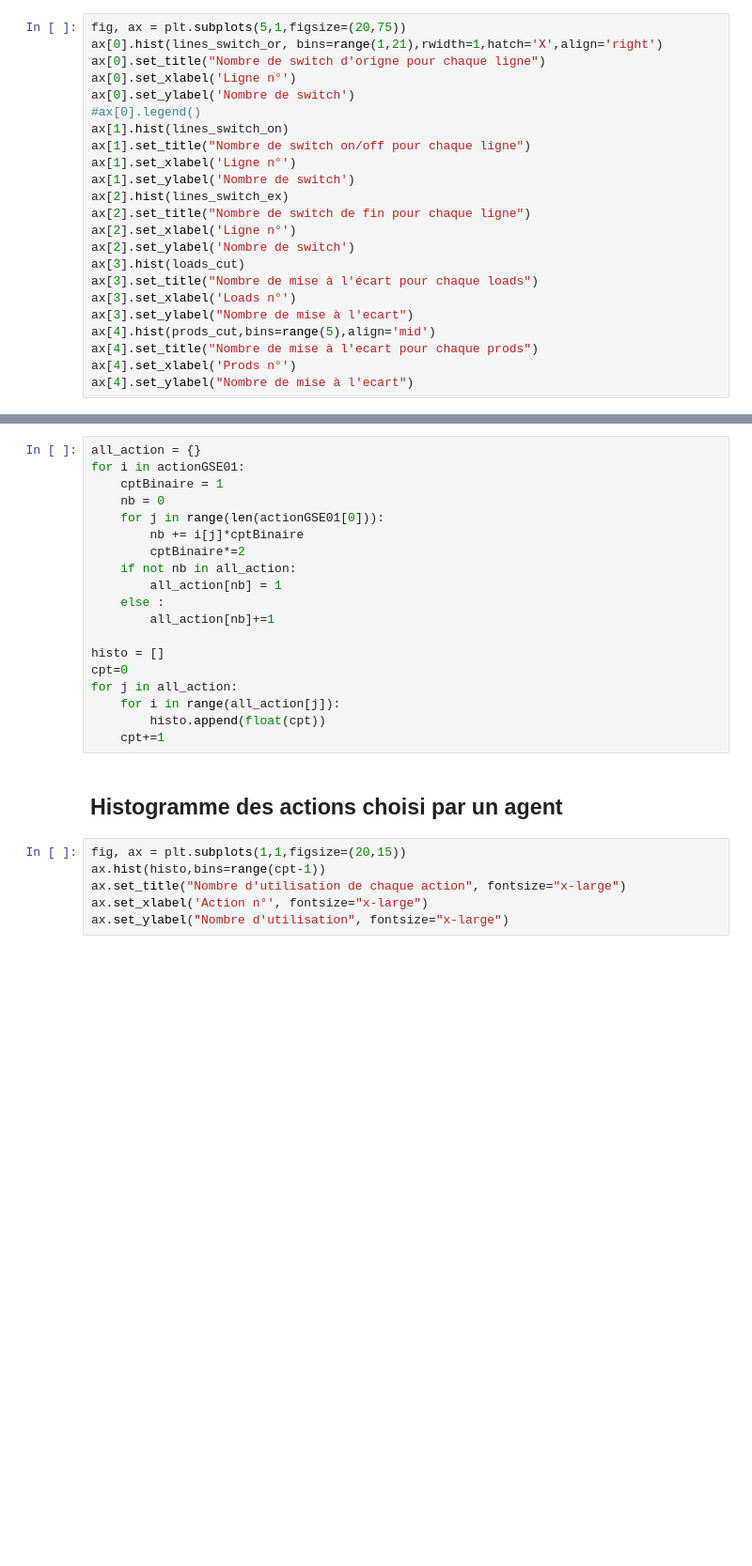
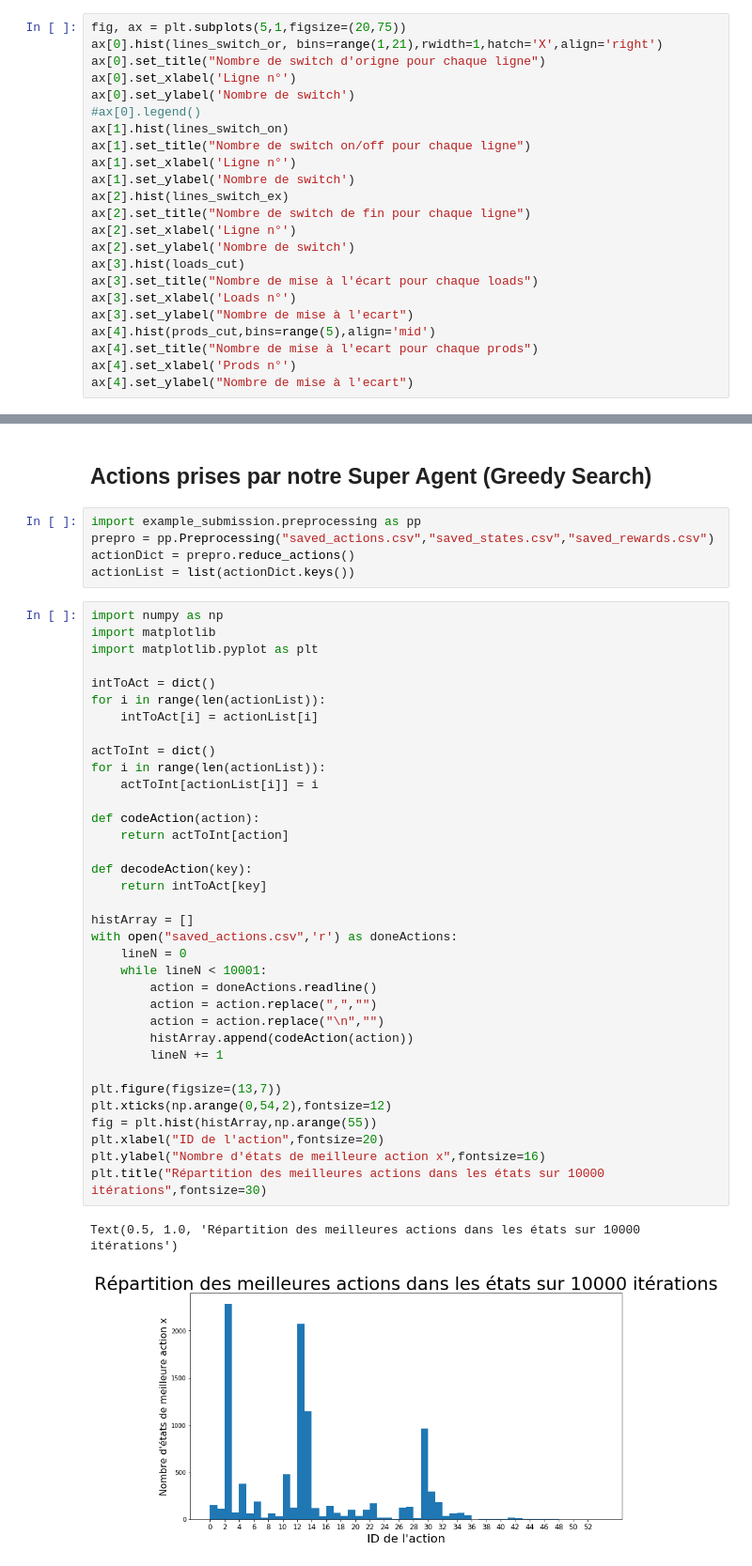
Before and after one commit to GridL2RPN/Grid, a Jupyter notebook: starting_kit/Rendu_Graphique.ipynb, the cells around one changed output, grey strips where cells are left out. Shown: that part at 94% size. Drawn from its saved outputs; the diff is of its cells as text; blank space fills up the shorter version.

```diff
--- a/starting_kit/Rendu_Graphique.ipynb
+++ b/starting_kit/Rendu_Graphique.ipynb
@@ -786,27 +788,45 @@ ax[4].set_ylabel("Nombre de mise à l'ecart")
-# %%
-all_action = {}
-for i in actionGSE01:
-    cptBinaire = 1
-    nb = 0
-    for j in range(len(actionGSE01[0])):
-        nb += i[j]*cptBinaire
-        cptBinaire*=2
-    if not nb in all_action:
-        all_action[nb] = 1
-    else :
-        all_action[nb]+=1
-
-histo = []
-cpt=0
-for j in all_action:
-    for i in range(all_action[j]):
-        histo.append(float(cpt))
-    cpt+=1
-# %% [markdown]
-<h2> Histogramme des actions choisi par un agent </h2>
-# %%
-fig, ax = plt.subplots(1,1,figsize=(20,15))
-ax.hist(histo,bins=range(cpt-1))
-ax.set_title("Nombre d'utilisation de chaque action", fontsize="x-large")
-ax.set_xlabel('Action n°', fontsize="x-large")
-ax.set_ylabel("Nombre d'utilisation", fontsize="x-large")
+# %% [markdown]
+<h2> Actions prises par notre Super Agent (Greedy Search) </h2>
+# %%
+import example_submission.preprocessing as pp
+prepro = pp.Preprocessing("saved_actions.csv","saved_states.csv","saved_rewards.csv")
+actionDict = prepro.reduce_actions()
+actionList = list(actionDict.keys())
+# %%
+import numpy as np
+import matplotlib
+import matplotlib.pyplot as plt
+
+intToAct = dict()
+for i in range(len(actionList)):
+    intToAct[i] = actionList[i]
+
+actToInt = dict()
+for i in range(len(actionList)):
+    actToInt[actionList[i]] = i
+
+def codeAction(action):
+    return actToInt[action]
+
+def decodeAction(key):
+    return intToAct[key]
+
+histArray = []
+with open("saved_actions.csv",'r') as doneActions:
+    lineN = 0
+    while lineN < 10001:
+        action = doneActions.readline()
+        action = action.replace(",","")
+        action = action.replace("\n","")
+        histArray.append(codeAction(action))
+        lineN += 1
+
+plt.figure(figsize=(13,7))
+plt.xticks(np.arange(0,54,2),fontsize=12)
+fig = plt.hist(histArray,np.arange(55))
+plt.xlabel("ID de l'action",fontsize=20)
+plt.ylabel("Nombre d'états de meilleure action x",fontsize=16)
+plt.title("Répartition des meilleures actions dans les états sur 10000 itérations",fontsize=30)
+# %% [output]
+Text(0.5, 1.0, 'Répartition des meilleures actions dans les états sur 10000 itérations')
+[figure, added]
```
Also changed, not shown: parts of 4 cells of this notebook, 1 other file.
